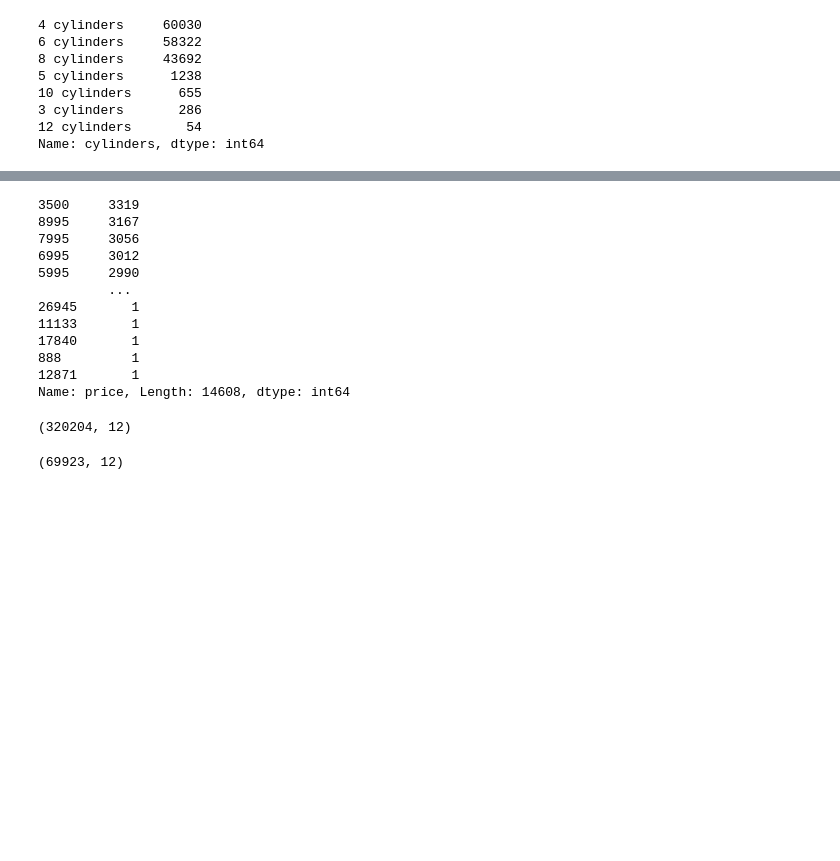
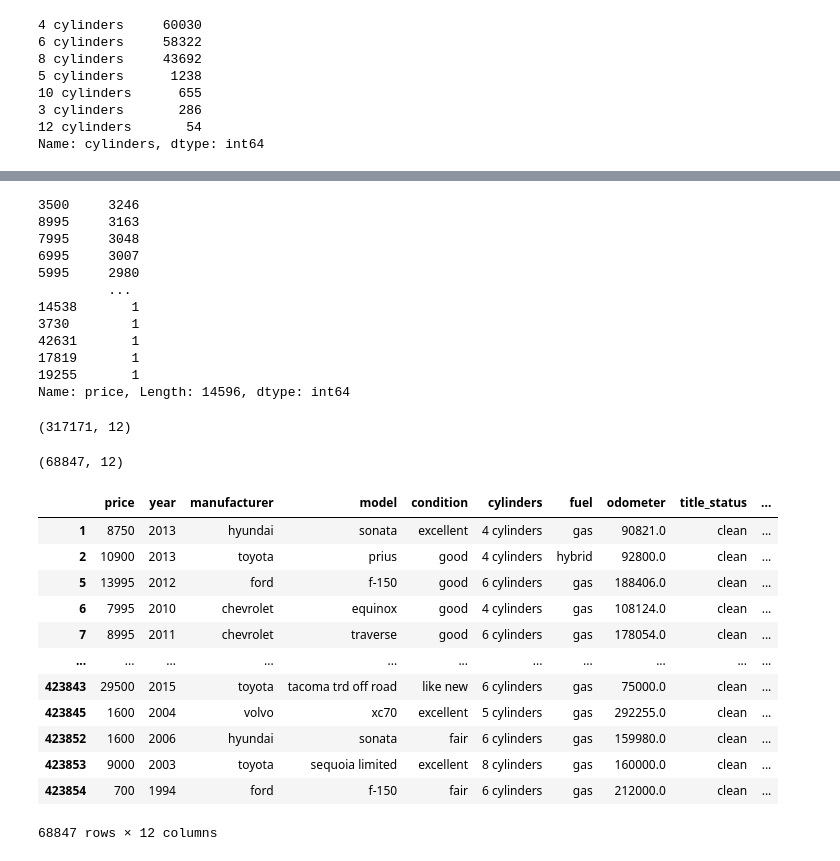
Before and after one commit to cmeehan340/ML_Fall2020_Project, a Jupyter notebook: project_data.ipynb, the cells around one changed output, grey strips where cells are left out. Cells and saved outputs as stored; diff of their text form; code cells hidden in the pictures; blank space fills up the shorter version.

```diff
--- a/project_data.ipynb
+++ b/project_data.ipynb
@@ -102,3 +113,7 @@ Name: cylinders, dtype: int64
+# %%
+df = df.drop(df.loc[df['title_status'] == 'salvage'].index)
+df = df.drop(df.loc[df['title_status'] == 'parts only'].index)
+df = df.drop(df.loc[df['title_status'] == 'missing'].index)
 # %%
 df['title_status'].value_counts()
 # %% [output]
@@ -267,27 +279,45 @@ df.drop(df[df['price'] == 0].index, inplace = True)
 # %%
 df['price'].value_counts()
 # %% [output]
-3500     3319
-8995     3167
-7995     3056
-6995     3012
-5995     2990
+3500     3246
+8995     3163
+7995     3048
+6995     3007
+5995     2980
          ...
-26945       1
-11133       1
-17840       1
-888         1
-12871       1
-Name: price, Length: 14608, dtype: int64
+14538       1
+3730        1
+42631       1
+17819       1
+19255       1
+Name: price, Length: 14596, dtype: int64
 # %%
 df.shape
 # %% [output]
-(320204, 12)
+(317171, 12)
 # %%
 df = df.dropna()
 df.shape
 # %% [output]
-(69923, 12)
+(68847, 12)
+# %%
+df['year'] = df['year'].astype(int)
+# %%
+df
+# %% [output]
+|  | price | year | manufacturer | model | condition | cylinders | fuel | odometer | title_status | ... |
+| 1 | 8750 | 2013 | hyundai | sonata | excellent | 4 cylinders | gas | 90821.0 | clean | ... |
+| 2 | 10900 | 2013 | toyota | prius | good | 4 cylinders | hybrid | 92800.0 | clean | ... |
+| 5 | 13995 | 2012 | ford | f-150 | good | 6 cylinders | gas | 188406.0 | clean | ... |
+| 6 | 7995 | 2010 | chevrolet | equinox | good | 4 cylinders | gas | 108124.0 | clean | ... |
+| 7 | 8995 | 2011 | chevrolet | traverse | good | 6 cylinders | gas | 178054.0 | clean | ... |
+| ... | ... | ... | ... | ... | ... | ... | ... | ... | ... | ... |
+| 423843 | 29500 | 2015 | toyota | tacoma trd off road | like new | 6 cylinders | gas | 75000.0 | clean | ... |
+| 423845 | 1600 | 2004 | volvo | xc70 | excellent | 5 cylinders | gas | 292255.0 | clean | ... |
+| 423852 | 1600 | 2006 | hyundai | sonata | fair | 6 cylinders | gas | 159980.0 | clean | ... |
+| 423853 | 9000 | 2003 | toyota | sequoia limited | excellent | 8 cylinders | gas | 160000.0 | clean | ... |
+| 423854 | 700 | 1994 | ford | f-150 | fair | 6 cylinders | gas | 212000.0 | clean | ... |
+68847 rows × 12 columns
 # %%
 file = open('Data/vehicles_new', 'wb')
 pk.dump(df, file)
```
Also changed, not shown: parts of 21 cells of this notebook, 2 other files.
